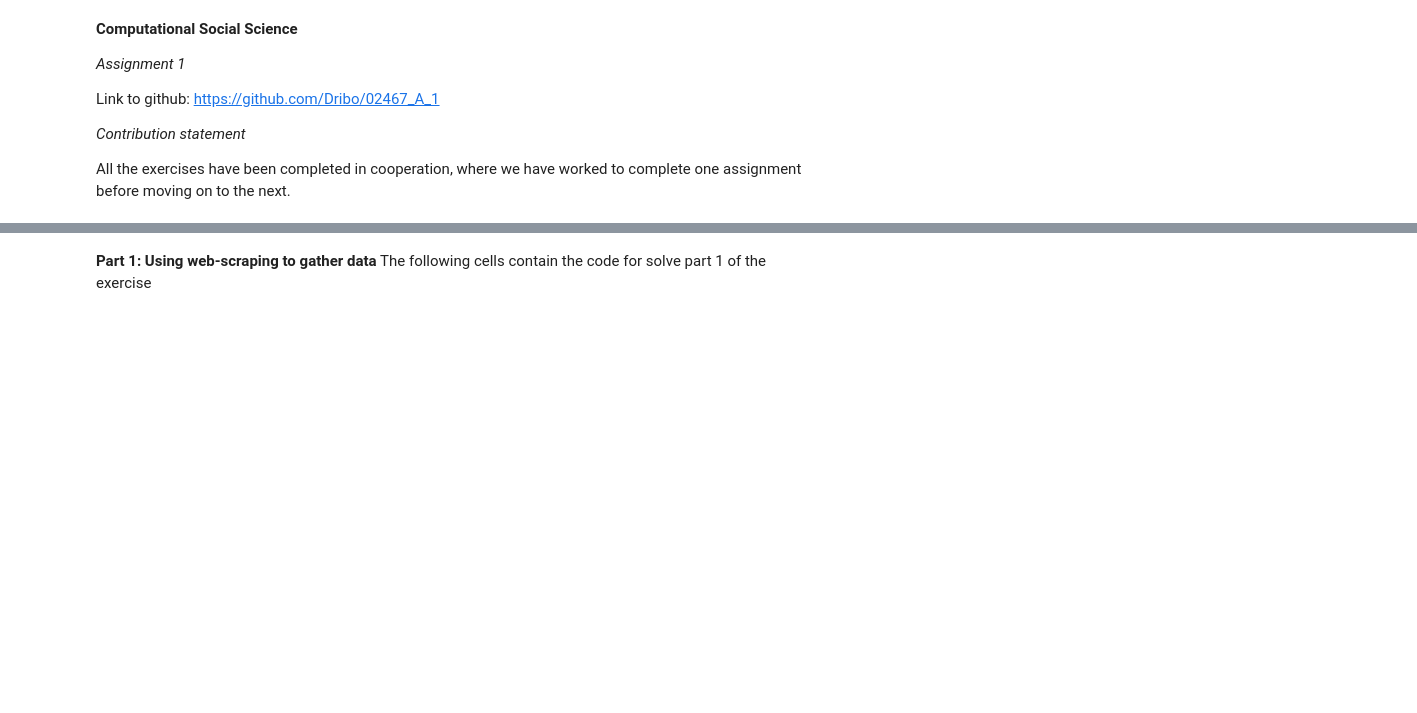
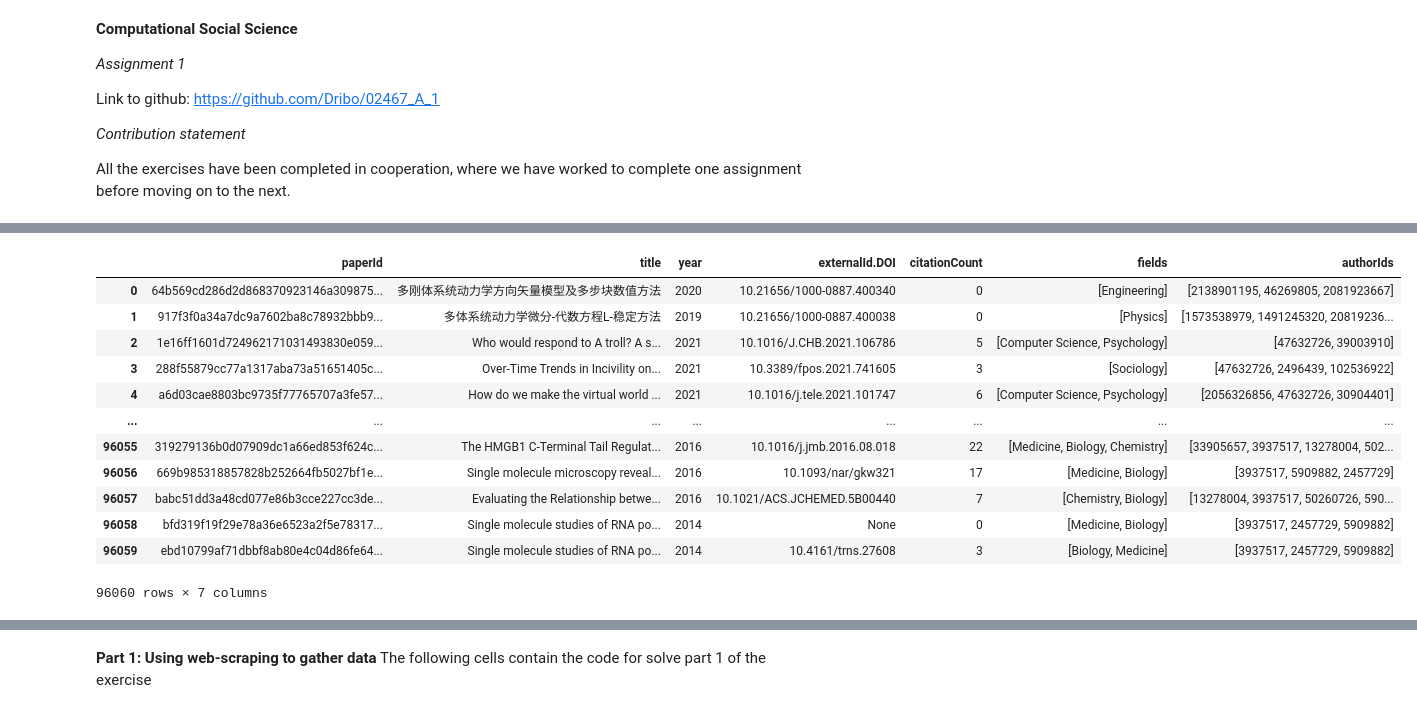
Before and after one commit to Dribo/02467_A_1, a Jupyter notebook: Assignment1.ipynb, the cells around one changed output, grey strips where cells are left out. Cells and saved outputs as stored; diff of their text form; code cells hidden in the pictures; blank space fills up the shorter version.

```diff
--- a/Assignment1.ipynb
+++ b/Assignment1.ipynb
@@ -10,0 +248,39 @@ All the exercises have been completed in cooperation, where we have worked to co
+# %%
+"""
+        Extra columns required for papers are added into full Paper_data dataset.
+        Then the dataset is split into Final_Paper, and Abstract datasets
+"""
+def get_DOI_Id(externalIds):
+    try:
+        return externalIds['DOI']
+    except KeyError:
+        return None
+
+def get_Author_Ids(authors):
+    IDs = []
+    try:
+        for author in authors:
+            ID = author['authorId']
+            if ID not in IDs:
+                IDs += [ID]
+        if len(IDs) == 0:
+            return None
+        return IDs
+    except KeyError:
+        return None
+
+def get_fields_of_study(s2FieldsOfStudy):
+    list_fields = []
+    for dict_study in s2FieldsOfStudy:
+        field = dict_study['category']
+        if field not in list_fields:
+            list_fields.append(field)
+    return list_fields if list_fields else None
+
+df_Paper_data['externalId.DOI'] = df_Paper_data.apply(lambda x: get_DOI_Id(x['externalIds']), axis=1)
+df_Paper_data['authorIds'] = df_Paper_data.apply(lambda x: get_Author_Ids(x['authors']), axis=1)
+df_Paper_data['fields'] = df_Paper_data.apply(lambda x: get_fields_of_study(x['s2FieldsOfStudy']), axis=1)
+
+# Datasets 2 and 3 are created
+df_Final_Paper_data = df_Paper_data[['paperId', 'title', 'year', 'externalId.DOI', 'citationCount', 'fields', 'authorIds']].copy()
+df_Paper_Abstract_data = df_Paper_data[['paperId', 'abstract']].copy()
@@ -10,0 +318,16 @@ All the exercises have been completed in cooperation, where we have worked to co
+# %%
+df_Final_Paper_data
+# %% [output]
+|  | paperId | title | year | externalId.DOI | citationCount | fields | authorIds |
+| 0 | 64b569cd286d2d868370923146a309875... | 多刚体系统动力学方向矢量模型及多步块数值方法 | 2020 | 10.21656/1000-0887.400340 | 0 | [Engineering] | [2138901195, 46269805, 2081923667] |
+| 1 | 917f3f0a34a7dc9a7602ba8c78932bbb9... | 多体系统动力学微分-代数方程L-稳定方法 | 2019 | 10.21656/1000-0887.400038 | 0 | [Physics] | [1573538979, 1491245320, 20819236... |
+| 2 | 1e16ff1601d724962171031493830e059... | Who would respond to A troll? A s... | 2021 | 10.1016/J.CHB.2021.106786 | 5 | [Computer Science, Psychology] | [47632726, 39003910] |
+| 3 | 288f55879cc77a1317aba73a51651405c... | Over-Time Trends in Incivility on... | 2021 | 10.3389/fpos.2021.741605 | 3 | [Sociology] | [47632726, 2496439, 102536922] |
+| 4 | a6d03cae8803bc9735f77765707a3fe57... | How do we make the virtual world ... | 2021 | 10.1016/j.tele.2021.101747 | 6 | [Computer Science, Psychology] | [2056326856, 47632726, 30904401] |
+| ... | ... | ... | ... | ... | ... | ... | ... |
+| 96055 | 319279136b0d07909dc1a66ed853f624c... | The HMGB1 C-Terminal Tail Regulat... | 2016 | 10.1016/j.jmb.2016.08.018 | 22 | [Medicine, Biology, Chemistry] | [33905657, 3937517, 13278004, 502... |
+| 96056 | 669b985318857828b252664fb5027bf1e... | Single molecule microscopy reveal... | 2016 | 10.1093/nar/gkw321 | 17 | [Medicine, Biology] | [3937517, 5909882, 2457729] |
+| 96057 | babc51dd3a48cd077e86b3cce227cc3de... | Evaluating the Relationship betwe... | 2016 | 10.1021/ACS.JCHEMED.5B00440 | 7 | [Chemistry, Biology] | [13278004, 3937517, 50260726, 590... |
+| 96058 | bfd319f19f29e78a36e6523a2f5e78317... | Single molecule studies of RNA po... | 2014 | None | 0 | [Medicine, Biology] | [3937517, 2457729, 5909882] |
+| 96059 | ebd10799af71dbbf8ab80e4c04d86fe64... | Single molecule studies of RNA po... | 2014 | 10.4161/trns.27608 | 3 | [Biology, Medicine] | [3937517, 2457729, 5909882] |
+96060 rows × 7 columns
```
Also changed, not shown: parts of 30 cells of this notebook.
